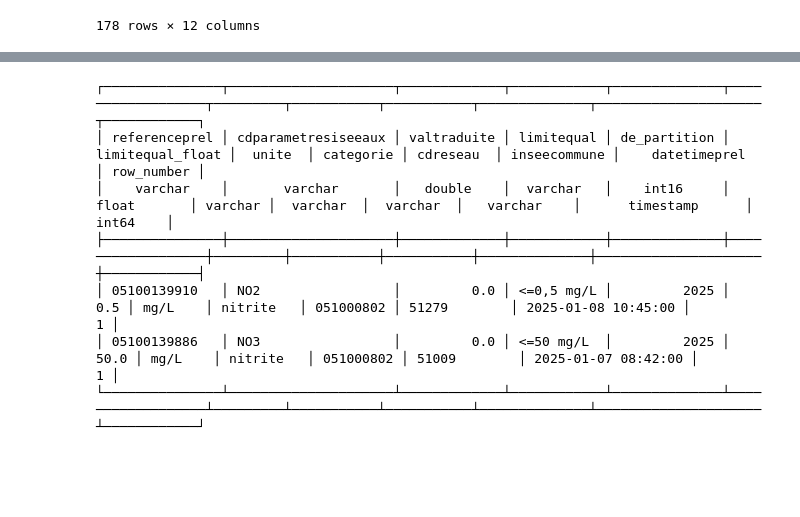
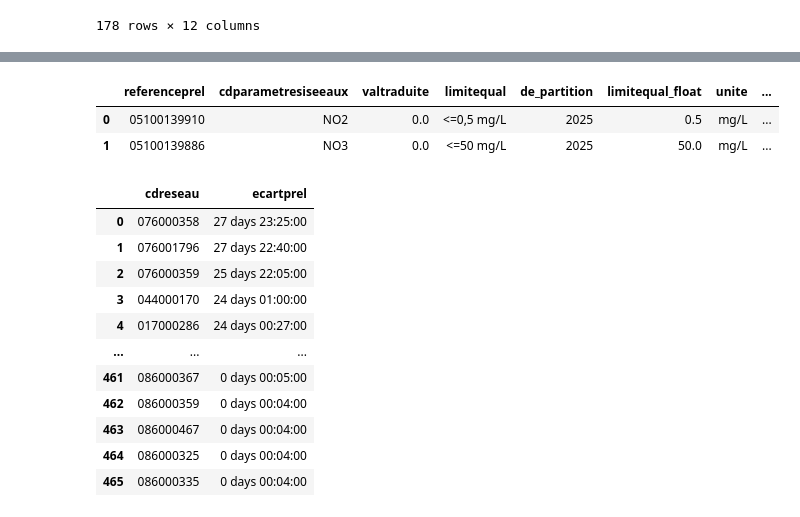
Before and after one commit to dataforgoodfr/13_pollution_eau, a Jupyter notebook: analytics/notebooks/résultat_nitrates_dbt_model.ipynb, the cells around one changed output, grey strips where cells are left out. Drawn from its saved outputs; the diff is of its cells as text; code cells hidden in the pictures; blank space fills up the shorter version.

```diff
--- a/analytics/notebooks/résultat_nitrates_dbt_model.ipynb
+++ b/analytics/notebooks/résultat_nitrates_dbt_model.ipynb
@@ -235,19 +231,27 @@ verif_double_cdreseau
 # %%
 #vérif pourquoi il y a des UDI en double
-con.sql('SELECT * FROM dernier_prel WHERE cdreseau = \'051000802\'')
+con.sql('SELECT * FROM dernier_prel WHERE cdreseau = \'051000802\'').df()
 
 #==> parce que les paramètres analysés sont issues de deux prélèvements différents
 # %% [output]
-┌───────────────┬─────────────────────┬─────────────┬────────────┬──────────────┬──────────────────┬─────────┬───────────┬───────────┬──────────────┬─────────────────────┬────────────┐
-│ referenceprel │ cdparametresiseeaux │ valtraduite │ limitequal │ de_partition │ limitequal_float │  unite  │ categorie │ cdreseau  │ inseecommune │    datetimeprel     │ row_number │
-│    varchar    │       varchar       │   double    │  varchar   │    int16     │      float       │ varchar │  varchar  │  varchar  │   varchar    │      timestamp      │   int64    │
-├───────────────┼─────────────────────┼─────────────┼────────────┼──────────────┼──────────────────┼─────────┼───────────┼───────────┼──────────────┼─────────────────────┼────────────┤
-│ 05100139910   │ NO2                 │         0.0 │ <=0,5 mg/L │         2025 │              0.5 │ mg/L    │ nitrite   │ 051000802 │ 51279        │ 2025-01-08 10:45:00 │          1 │
-│ 05100139886   │ NO3                 │         0.0 │ <=50 mg/L  │         2025 │             50.0 │ mg/L    │ nitrite   │ 051000802 │ 51009        │ 2025-01-07 08:42:00 │          1 │
-└───────────────┴─────────────────────┴─────────────┴────────────┴──────────────┴──────────────────┴─────────┴───────────┴───────────┴──────────────┴─────────────────────┴────────────┘
+|  | referenceprel | cdparametresiseeaux | valtraduite | limitequal | de_partition | limitequal_float | unite | ... |
+| 0 | 05100139910 | NO2 | 0.0 | <=0,5 mg/L | 2025 | 0.5 | mg/L | ... |
+| 1 | 05100139886 | NO3 | 0.0 | <=50 mg/L | 2025 | 50.0 | mg/L | ... |
 # %%
 #VERIFICATION écart de date entre les prélèvements
-con.sql(' SELECT cdreseau, MAX(datetimeprel) - MIN(datetimeprel)  AS ecartprel  FROM dernier_prel GROUP BY cdreseau HAVING ecartprel <> INTERVAL \'0 days\' ORDER BY ecartprel DESC')
+con.sql(' SELECT cdreseau, MAX(datetimeprel) - MIN(datetimeprel)  AS ecartprel  FROM dernier_prel GROUP BY cdreseau HAVING ecartprel <> INTERVAL \'0 days\' ORDER BY ecartprel DESC').df()
 
 #==> est-ce que ce n'est pas un problème pour le calcul de la conformité s'il y a 27 jours d'écart entre le prélèvement de NO2 et NO3
 # %% [output]
+|  | cdreseau | ecartprel |
+| 0 | 076000358 | 27 days 23:25:00 |
+| 1 | 076001796 | 27 days 22:40:00 |
+| 2 | 076000359 | 25 days 22:05:00 |
+| 3 | 044000170 | 24 days 01:00:00 |
+| 4 | 017000286 | 24 days 00:27:00 |
+| ... | ... | ... |
+| 461 | 086000367 | 0 days 00:05:00 |
+| 462 | 086000359 | 0 days 00:04:00 |
+| 463 | 086000467 | 0 days 00:04:00 |
+| 464 | 086000325 | 0 days 00:04:00 |
+| 465 | 086000335 | 0 days 00:04:00 |
```
Also changed, not shown: parts of 4 cells of this notebook.
